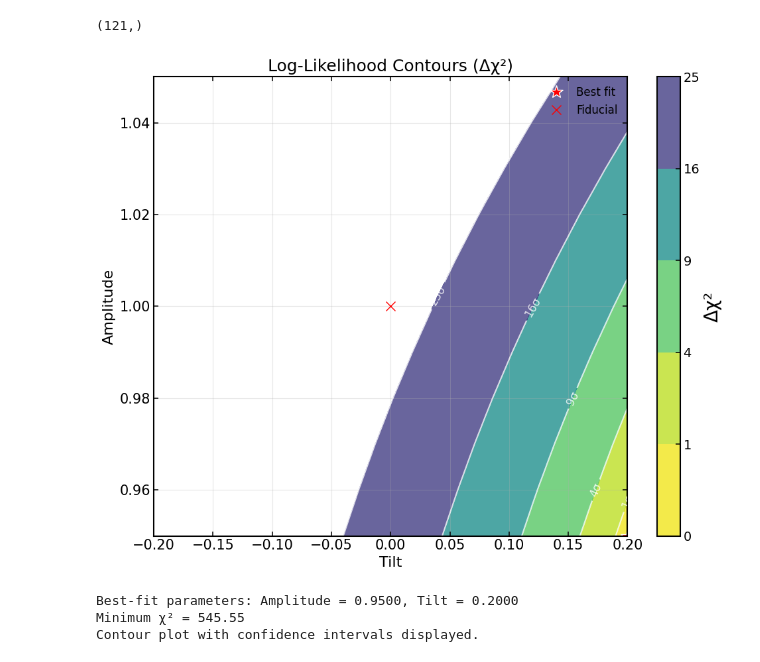
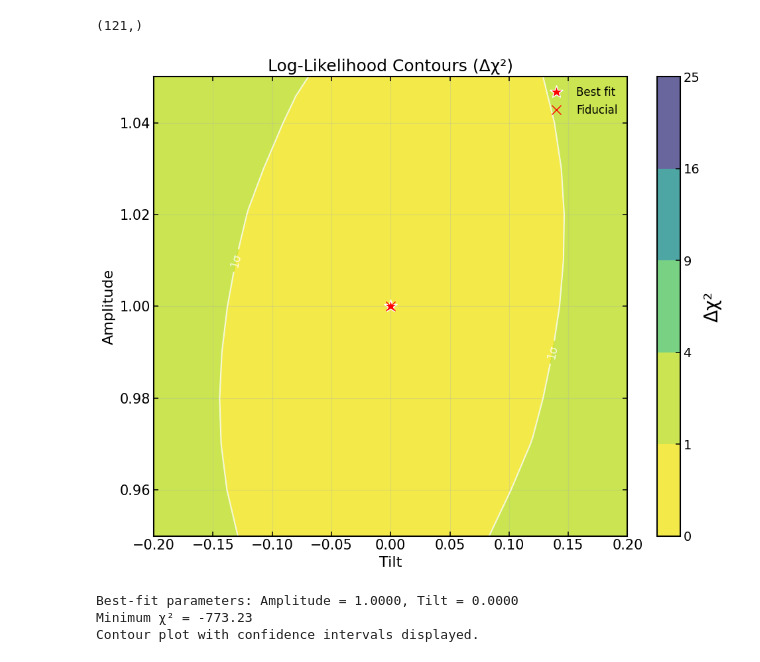
Before and after one commit to ggalloni/CosmoForge, a Jupyter notebook: src/cosmoforge.picslike/notebooks/TQU_PB_like.ipynb, the cells around one changed output. Saved outputs shown, nothing was run; the diff lists cells and outputs as text; code cells hidden in the pictures.

```diff
--- a/src/cosmoforge.picslike/notebooks/TQU_PB_like.ipynb
+++ b/src/cosmoforge.picslike/notebooks/TQU_PB_like.ipynb
@@ -569,7 +518,11 @@ full_like.get_chi_squared().shape
 fig, ax = plt.subplots(figsize=(10, 8))
 
 # Prepare the data
-chi2_mean = full_like.get_chi_squared().reshape(11, -1).T
+# Use -2 log L (= chi² + logdet) so the minimum lands at the maximum-likelihood
+# parameters, not at whichever parameter regime trivially maximises signal amplitude.
+# Flat array order is (amp_outer, tilt_inner) -> reshape gives [i,j]=(amp[i],tilt[j]).
+neg2_logL = -2 * full_like.get_log_likelihood()
+chi2_mean = neg2_logL.reshape(11, -1)
 delta_chi2 = chi2_mean - chi2_mean.min()
 
 # Create coordinate grids
@@ -617,34 +570,34 @@ ax.plot(
     1.0,
     "bx",
     markersize=10,
     label="Fiducial",
     markeredgecolor="red",
     markeredgewidth=1,
 )
 
 # Customize the plot
 ax.set_xlabel("Tilt", fontsize=16)
 ax.set_ylabel("Amplitude", fontsize=16)
 ax.set_title("Log-Likelihood Contours (Δχ²)", fontsize=18)
 
 # Add colorbar
 cbar = plt.colorbar(contourf, ax=ax, label="Δχ²")
 cbar.ax.tick_params(labelsize=14)
 
 # Add legend
 ax.legend(fontsize=12)
 
 # Add grid for better readability
 ax.grid(True, alpha=0.3)
 
 plt.tight_layout()
 plt.show()
 
 print(f"Best-fit parameters: Amplitude = {best_amp:.4f}, Tilt = {best_tilt:.4f}")
 print(f"Minimum χ² = {chi2_mean.min():.2f}")
 print("Contour plot with confidence intervals displayed.")
 # %% [output]
-[figure, old version]
+[figure, new version]
-Best-fit parameters: Amplitude = 0.9500, Tilt = 0.2000
-Minimum χ² = 545.55
+Best-fit parameters: Amplitude = 1.0000, Tilt = 0.0000
+Minimum χ² = -773.23
 Contour plot with confidence intervals displayed.
```
Also changed, not shown: parts of 9 cells of this notebook, 1 other file.
